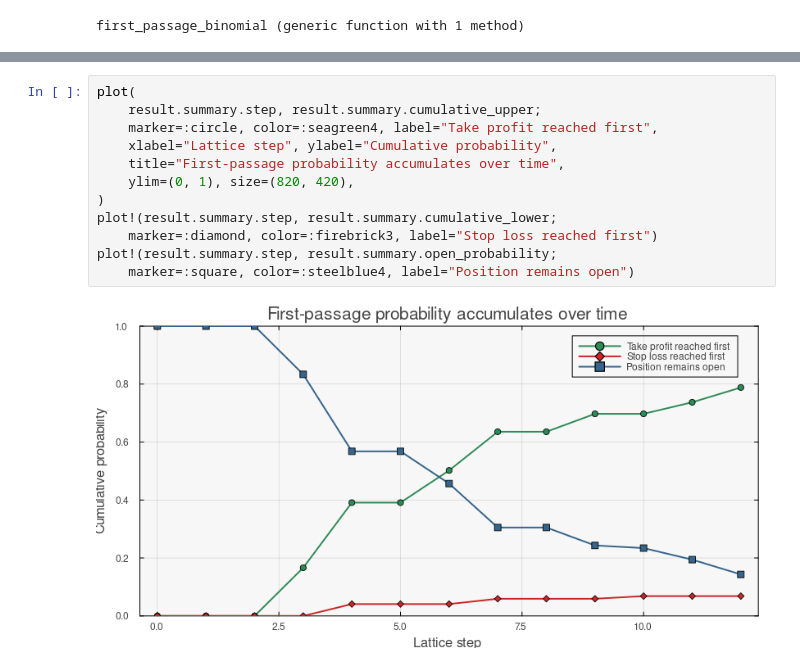
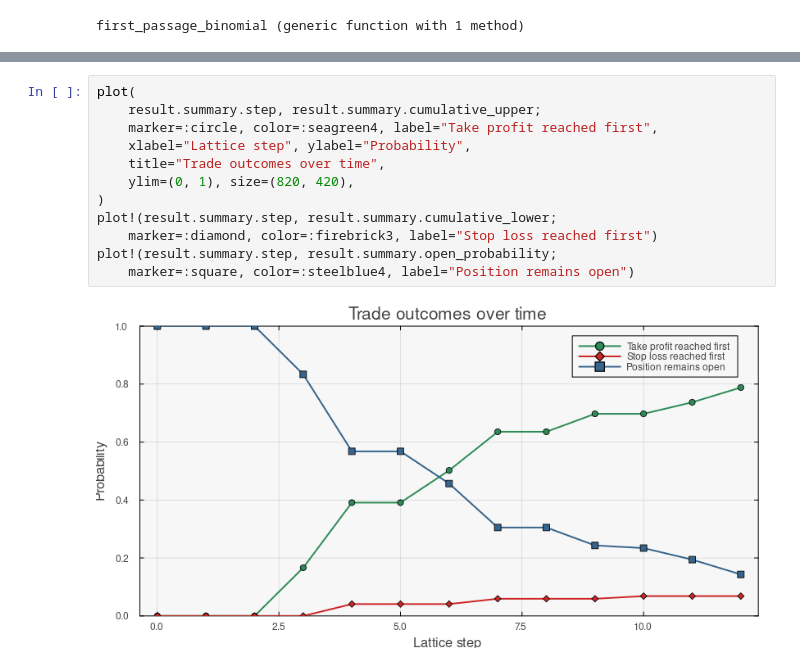
Before and after one commit to varnerlab/CHEME-5660-CourseRepository-Fall-2026, a Jupyter notebook: lectures/week-4/L4a/advanced/first-passage/CHEME-5660-L4a-Advanced-FirstPassage-ExitRules-Fall-2026.ipynb, the cells around one changed output, grey strips where cells are left out. Drawn from its saved outputs; the diff is of its cells as text.

```diff
--- a/lectures/week-4/L4a/advanced/first-passage/CHEME-5660-L4a-Advanced-FirstPassage-ExitRules-Fall-2026.ipynb
+++ b/lectures/week-4/L4a/advanced/first-passage/CHEME-5660-L4a-Advanced-FirstPassage-ExitRules-Fall-2026.ipynb
@@ -164,15 +342,15 @@ outcome_table
 # %%
 plot(
     result.summary.step, result.summary.cumulative_upper;
     marker=:circle, color=:seagreen4, label="Take profit reached first",
-    xlabel="Lattice step", ylabel="Cumulative probability",
-    title="First-passage probability accumulates over time",
+    xlabel="Lattice step", ylabel="Probability",
+    title="Trade outcomes over time",
     ylim=(0, 1), size=(820, 420),
 )
 plot!(result.summary.step, result.summary.cumulative_lower;
     marker=:diamond, color=:firebrick3, label="Stop loss reached first")
 plot!(result.summary.step, result.summary.open_probability;
     marker=:square, color=:steelblue4, label="Position remains open")
 # %% [output]
-[figure, old version]
+[figure, new version]
 # %% [markdown]
```
Also changed, not shown: parts of 26 cells of this notebook, 24 other files.
